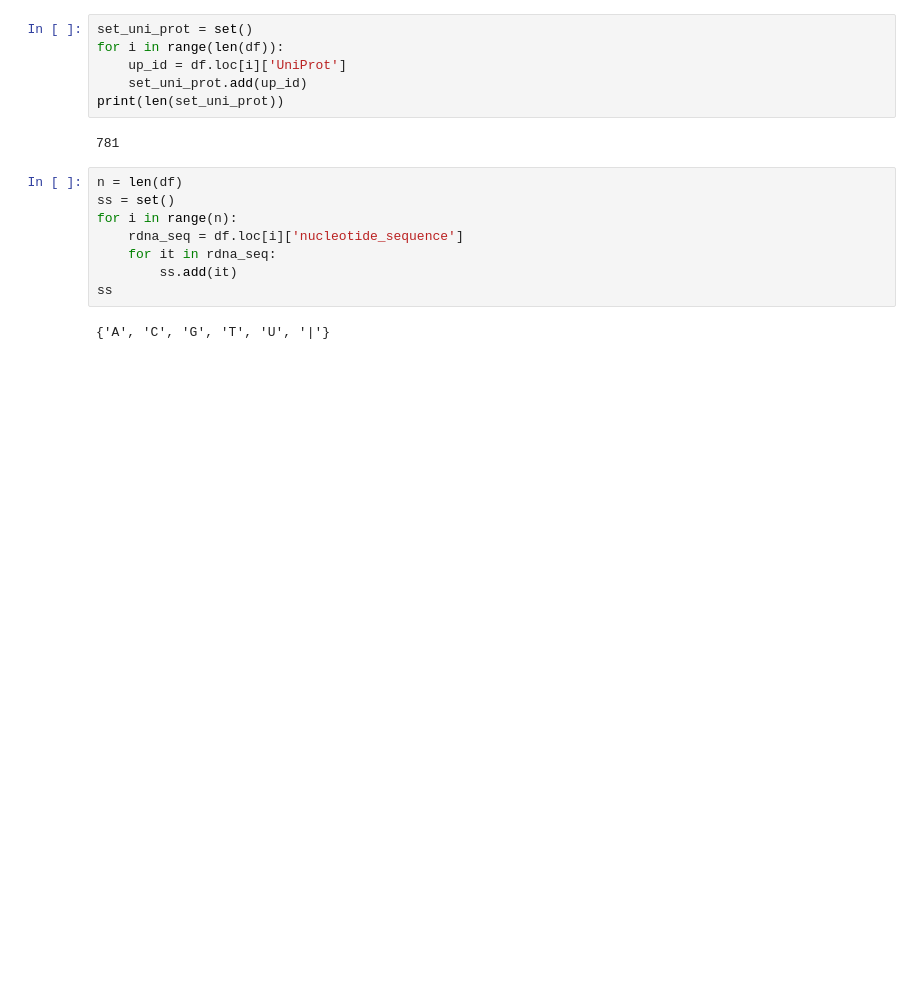
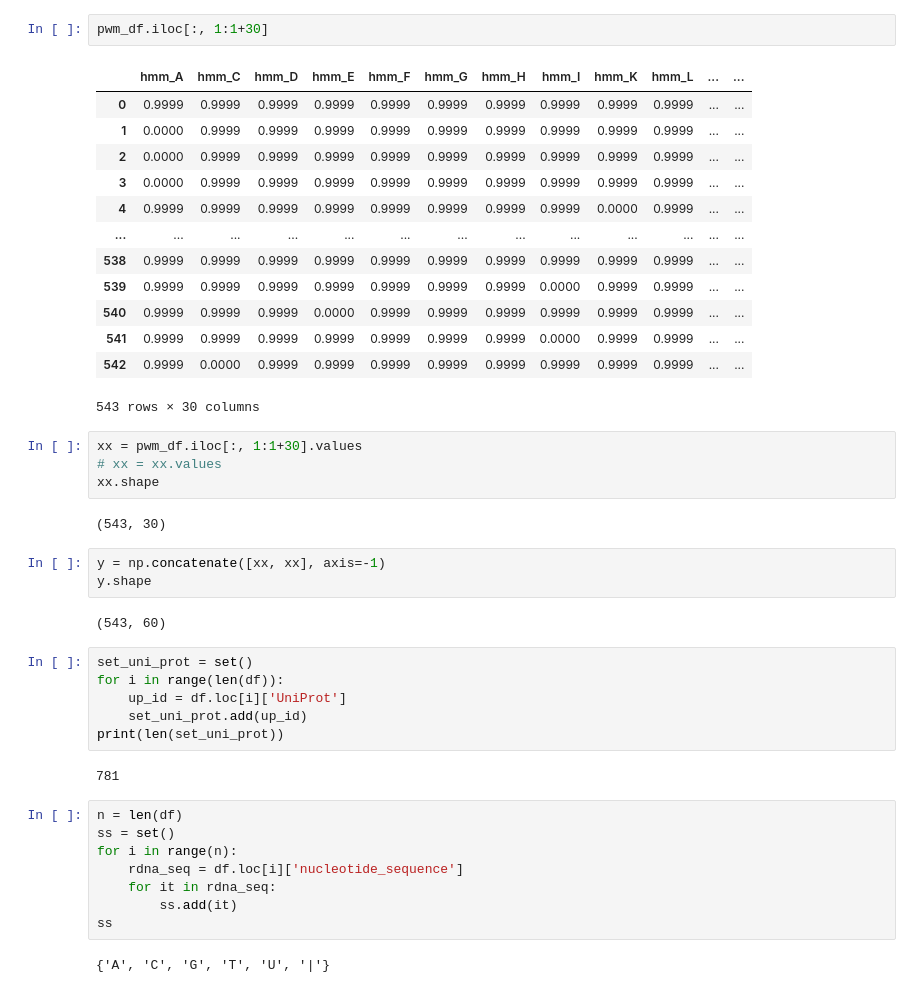
Before and after one commit to leepaul009/pri_model, a Jupyter notebook: dataset/_test_dataset.ipynb, the cells around one changed output. Saved outputs shown, nothing was run; the diff lists cells and outputs as text; blank space fills up the shorter version.

```diff
--- a/dataset/_test_dataset.ipynb
+++ b/dataset/_test_dataset.ipynb
@@ -17,3 +112,30 @@ df.head(3)
+# %%
+pwm_df.iloc[:, 1:1+30]
+# %% [output]
+|  | hmm_A | hmm_C | hmm_D | hmm_E | hmm_F | hmm_G | hmm_H | hmm_I | hmm_K | hmm_L | ... | ... |
+| 0 | 0.9999 | 0.9999 | 0.9999 | 0.9999 | 0.9999 | 0.9999 | 0.9999 | 0.9999 | 0.9999 | 0.9999 | ... | ... |
+| 1 | 0.0000 | 0.9999 | 0.9999 | 0.9999 | 0.9999 | 0.9999 | 0.9999 | 0.9999 | 0.9999 | 0.9999 | ... | ... |
+| 2 | 0.0000 | 0.9999 | 0.9999 | 0.9999 | 0.9999 | 0.9999 | 0.9999 | 0.9999 | 0.9999 | 0.9999 | ... | ... |
+| 3 | 0.0000 | 0.9999 | 0.9999 | 0.9999 | 0.9999 | 0.9999 | 0.9999 | 0.9999 | 0.9999 | 0.9999 | ... | ... |
+| 4 | 0.9999 | 0.9999 | 0.9999 | 0.9999 | 0.9999 | 0.9999 | 0.9999 | 0.9999 | 0.0000 | 0.9999 | ... | ... |
+| ... | ... | ... | ... | ... | ... | ... | ... | ... | ... | ... | ... | ... |
+| 538 | 0.9999 | 0.9999 | 0.9999 | 0.9999 | 0.9999 | 0.9999 | 0.9999 | 0.9999 | 0.9999 | 0.9999 | ... | ... |
+| 539 | 0.9999 | 0.9999 | 0.9999 | 0.9999 | 0.9999 | 0.9999 | 0.9999 | 0.0000 | 0.9999 | 0.9999 | ... | ... |
+| 540 | 0.9999 | 0.9999 | 0.9999 | 0.0000 | 0.9999 | 0.9999 | 0.9999 | 0.9999 | 0.9999 | 0.9999 | ... | ... |
+| 541 | 0.9999 | 0.9999 | 0.9999 | 0.9999 | 0.9999 | 0.9999 | 0.9999 | 0.0000 | 0.9999 | 0.9999 | ... | ... |
+| 542 | 0.9999 | 0.0000 | 0.9999 | 0.9999 | 0.9999 | 0.9999 | 0.9999 | 0.9999 | 0.9999 | 0.9999 | ... | ... |
+543 rows × 30 columns
+# %%
+xx = pwm_df.iloc[:, 1:1+30].values
+# xx = xx.values
+xx.shape
+# %% [output]
+(543, 30)
+# %%
+y = np.concatenate([xx, xx], axis=-1)
+y.shape
+# %% [output]
+(543, 60)
 # %%
 set_uni_prot = set()
 for i in range(len(df)):
```
Also changed, not shown: parts of 10 cells of this notebook, 8 other files.
